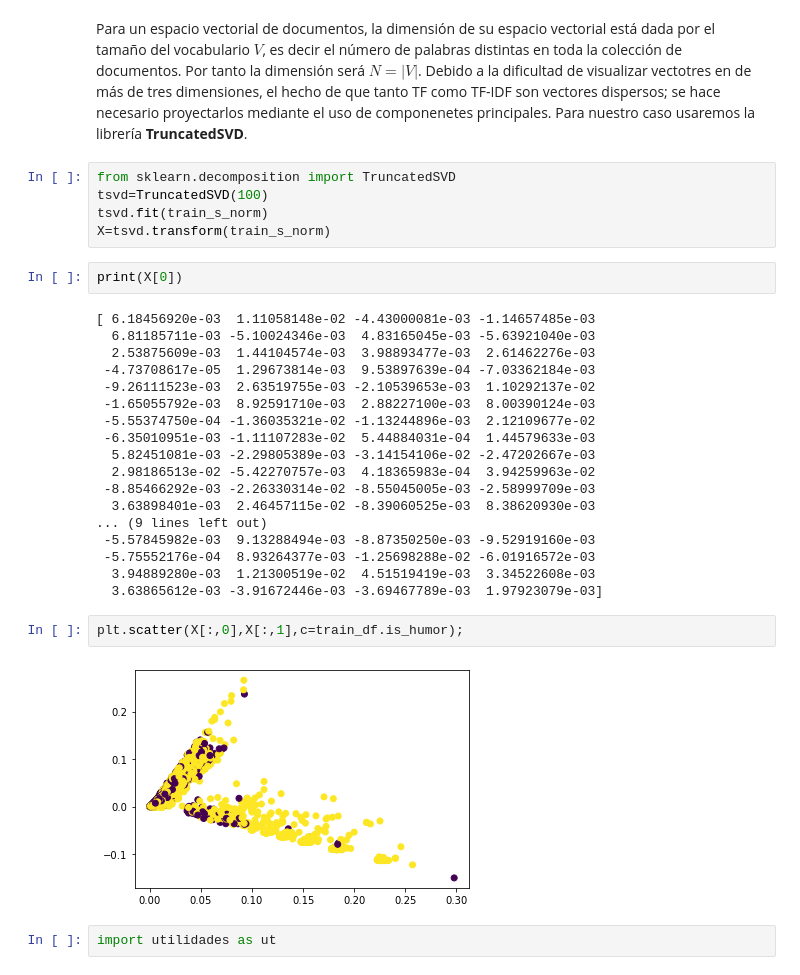
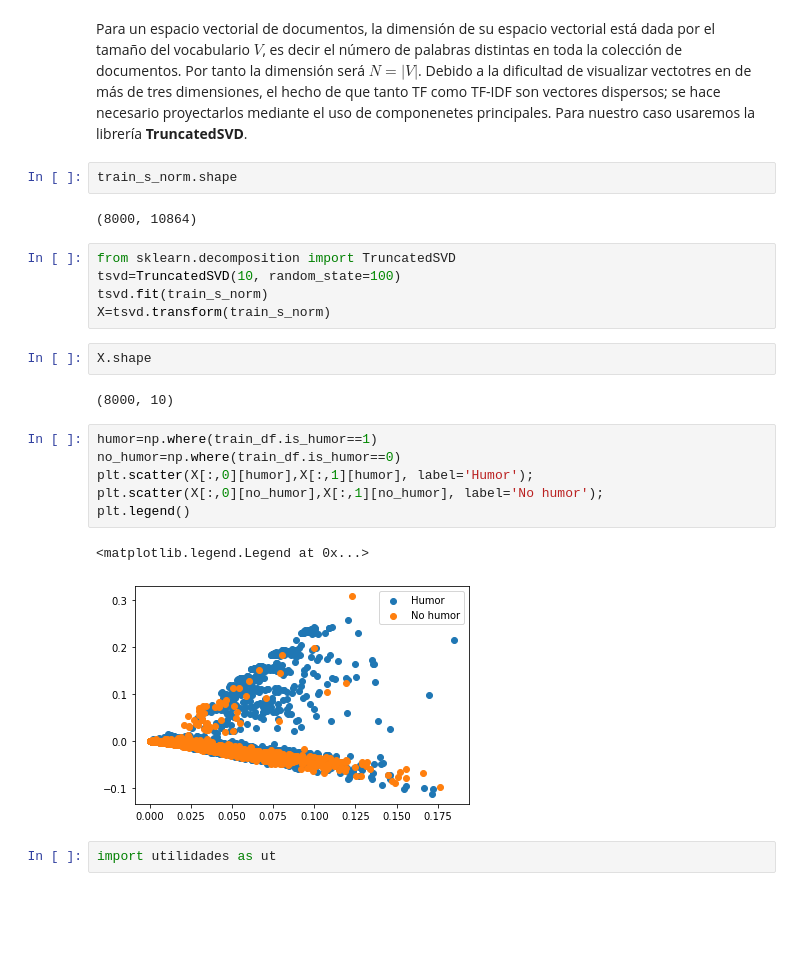
Before and after one commit to kyriox/nlp, a Jupyter notebook: 04_TF-IDF.ipynb, the cells around one changed output. Cells and saved outputs as stored; diff of their text form; blank space fills up the shorter version.

```diff
--- a/04_TF-IDF.ipynb
+++ b/04_TF-IDF.ipynb
@@ -205,35 +292,28 @@ $ \overrightarrow{king}-\overrightarrow{man}+\overrightarrow{woman}=\overrightar
 Algunos ejemplos de relaciones que se podrían capturar serían por ejemplo que palabras como: *Paris, Teherán, Tokio, Canberra*  están relacionadas con la palabra capital, o *México, Estados Unidos, Canada* se relacionan con el término *Norte América*.  Por solo lo haremos mediante frecuencias, pero más adelante en el curso lo retomaremos mediane el uso de embeddings.
 # %% [markdown]
 Para un espacio vectorial de documentos, la dimensión de su espacio vectorial está dada por el tamaño del vocabulario $V$, es decir el número de palabras distintas en toda la colección de documentos. Por tanto la dimensión será $N=|V|$. Debido a la dificultad  de visualizar vectotres en de más de tres dimensiones, el hecho de que tanto TF como TF-IDF son vectores dispersos; se hace necesario proyectarlos mediante el uso de componenetes principales. Para nuestro caso usaremos la librería **TruncatedSVD**.
+# %%
+train_s_norm.shape
+# %% [output]
+(8000, 10864)
 # %%
 from sklearn.decomposition import TruncatedSVD
-tsvd=TruncatedSVD(100)
+tsvd=TruncatedSVD(10, random_state=100)
 tsvd.fit(train_s_norm)
 X=tsvd.transform(train_s_norm)
-# %%
-print(X[0])
-# %% [output]
-[ 6.18456920e-03  1.11058148e-02 -4.43000081e-03 -1.14657485e-03
-  6.81185711e-03 -5.10024346e-03  4.83165045e-03 -5.63921040e-03
-  2.53875609e-03  1.44104574e-03  3.98893477e-03  2.61462276e-03
- -4.73708617e-05  1.29673814e-03  9.53897639e-04 -7.03362184e-03
- -9.26111523e-03  2.63519755e-03 -2.10539653e-03  1.10292137e-02
- -1.65055792e-03  8.92591710e-03  2.88227100e-03  8.00390124e-03
- -5.55374750e-04 -1.36035321e-02 -1.13244896e-03  2.12109677e-02
- -6.35010951e-03 -1.11107283e-02  5.44884031e-04  1.44579633e-03
-  5.82451081e-03 -2.29805389e-03 -3.14154106e-02 -2.47202667e-03
-  2.98186513e-02 -5.42270757e-03  4.18365983e-04  3.94259963e-02
- -8.85466292e-03 -2.26330314e-02 -8.55045005e-03 -2.58999709e-03
-  3.63898401e-03  2.46457115e-02 -8.39060525e-03  8.38620930e-03
-... (9 lines left out)
- -5.57845982e-03  9.13288494e-03 -8.87350250e-03 -9.52919160e-03
- -5.75552176e-04  8.93264377e-03 -1.25698288e-02 -6.01916572e-03
-  3.94889280e-03  1.21300519e-02  4.51519419e-03  3.34522608e-03
-  3.63865612e-03 -3.91672446e-03 -3.69467789e-03  1.97923079e-03]
-# %%
-plt.scatter(X[:,0],X[:,1],c=train_df.is_humor);
-# %% [output]
-[figure, removed]
+# %%
+X.shape
+# %% [output]
+(8000, 10)
+# %%
+humor=np.where(train_df.is_humor==1)
+no_humor=np.where(train_df.is_humor==0)
+plt.scatter(X[:,0][humor],X[:,1][humor], label='Humor');
+plt.scatter(X[:,0][no_humor],X[:,1][no_humor], label='No humor');
+plt.legend()
+# %% [output]
+<matplotlib.legend.Legend at 0x...>
+[figure, added]
 # %%
 import utilidades as ut
 # %%
```
Also changed, not shown: parts of 81 cells of this notebook, 2 other files.
